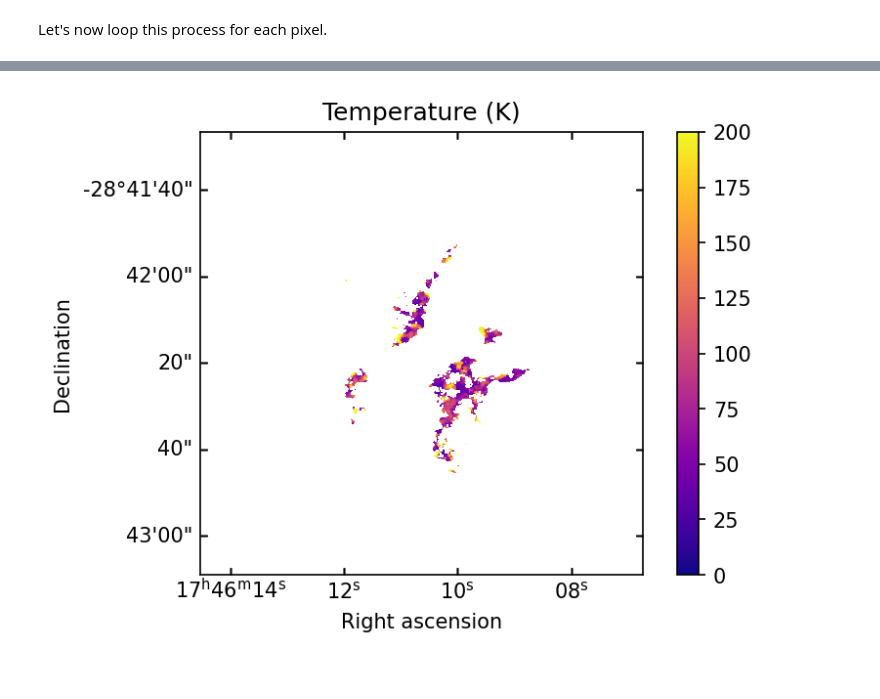
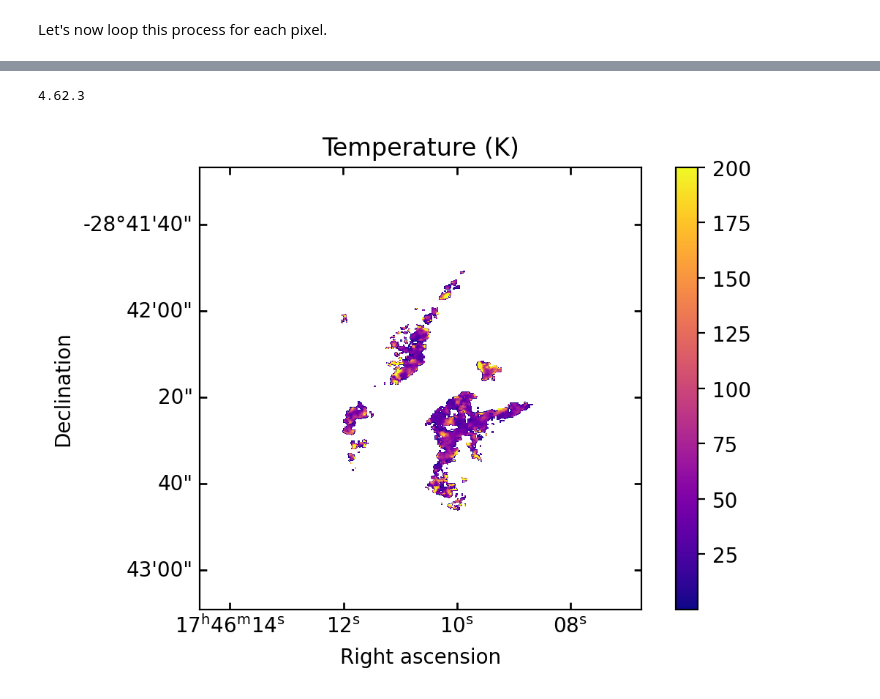
Before and after one commit to abulatek/brick, a Jupyter notebook: first_results/temperature_map/TemperatureMap_v1.ipynb, the cells around one changed output, grey strips where cells are left out. Drawn from its saved outputs; the diff is of its cells as text; code cells hidden in the pictures.

```diff
--- a/first_results/temperature_map/TemperatureMap_v1.ipynb
+++ b/first_results/temperature_map/TemperatureMap_v1.ipynb
@@ -69,7 +71,8 @@ from astropy.io import fits
 def generate_noise_map():
     '''Generate noise map from filename (hard-coded)'''
     hdu = fits.open('methyl_cyanide/template_noise.fits')
-    noise_map = hdu[0].data
+    noise_map = hdu[0].data*u.K # Generally, should NOT enforce units like this, but smarter solution
+                                # is not implemented yet
     imshow(noise_map, origin='lower')
     return noise_map
 # %%
@@ -108,7 +115,9 @@ def generate_N_upper(ch3cn_freqs, ch3cn_A, ch3cn_g):
         mom0 = masked_cube.moment0()
         mom1 = masked_cube.moment1()
         # Propagate error on integrated intensity
-        noise_map_int = noise_map*u.K*(channel_width)
+        number_of_pixels = masked_cube.mask.include().sum(axis=0)
+        noise_map_int = noise_map*channel_width*np.sqrt(number_of_pixels) # Noise map WAS in Jy/beam... now K
+            # Why were we not multiplying by the channel width???
 
         # Calculate what the shifted line frequency for the rung should be (per pixel) with mom1
         #shifted_line_freqs = (ch3cn_freqs[i]-((mom1/(constants.c.to(u.km/u.s)))*ch3cn_freqs[i])).to(u.GHz) # Maybe okay?
@@ -118,7 +127,7 @@ def generate_N_upper(ch3cn_freqs, ch3cn_A, ch3cn_g):
         log_N_upper_g = np.log10(N_upper.value/ch3cn_g[i]) # Shouldn't have to do .value?
         # Propagate error on upper state column density
         N_upper_err = nupper_of_kkms(noise_map_int, ch3cn_freqs[i], ch3cn_A[i])
-        log_N_upper_g_err = N_upper_err/(N_upper*np.log(10.)) # There's no g here b/c it's a constant?
+        log_N_upper_g_err = N_upper_err/(N_upper*np.log(10.)) # There's no g here b/c it's a constant (divides out)
 
         # Append upper state column density maps and error maps into lists
         log_N_upper_gs.append(log_N_upper_g)
@@ -251,2 +301,7 @@ tqdm.__version__
 # %%
+from scipy.optimize import curve_fit
+import tqdm
+print(tqdm.__version__)
 from tqdm.notebook import tqdm
+# %% [output]
+4.62.3
@@ -253,44 +355,39 @@ from tqdm.notebook import tqdm
 # %%
 energy_K = (ch3cn_E_U[::-1]*u.erg/constants.k_B).decompose()
 # %%
-slope_map = np.zeros(ln_N_upper_gs.shape[1:])
-intercept_map = np.zeros(ln_N_upper_gs.shape[1:])
+temp_map = np.zeros(ln_N_upper_gs.shape[1:])
+total_col_density_map = np.zeros(ln_N_upper_gs.shape[1:])
 for index in tqdm(np.ndindex(ln_N_upper_gs.shape[1:])):
     col_density = ln_N_upper_gs[:,index[0],index[1]]
+    col_density_errs = ln_N_upper_g_errs[:,index[0],index[1]]
     # Create column density mask, accounting for NaNs and zeros
     col_density_mask = (col_density != 0) & np.isfinite(col_density)
     if not col_density_mask.sum() > 1: # Are there unmasked values? If no, skip index
         continue
-    # Get energies and column densities for fit
-    energy_for_fit = energy_K[col_density_mask]
-    col_density_for_fit = col_density[col_density_mask]
-    # Perform linear fit along k-component axis for valid values
-    popt, pcov = curve_fit(linear, energy_for_fit, col_density_for_fit) #,  guess
-    slope_map[index], intercept_map[index] = popt
+    temp_map[index], total_col_density_map[index] = rotational_diagram(index[1], index[0]) # Should be x, y order for function
 # %%
-# extract the values
-temp_map = (-1./slope_map)*u.K
-# temp = (temp*u.erg/constants.k_B).decompose() # DON'T NEED THIS BC FIT ALREADY DIVIDED BY K_B
-total_col_density_map = np.log10(np.exp(intercept_map)*ch3cn_partfunc(temp_map))
+# # extract the values
+# temp_map = (-1./slope_map)*u.K
+# # temp = (temp*u.erg/constants.k_B).decompose() # DON'T NEED THIS BC FIT ALREADY DIVIDED BY K_B
+# total_col_density_map = np.log10(np.exp(intercept_map)*ch3cn_partfunc(temp_map))
 # %%
-fig = plt.figure(dpi = display_dpi)
-
 # Set up colormap
 # rock = sns.color_palette("rocket", as_cmap=True)
+fig = plt.figure(dpi = 200)
 cm = pl.matplotlib.cm.plasma.copy()
 cm.set_under('w') # Make sure the "zero" color is white
 
 # Get WCS coordinates from an (arbitrary?) masked cube
 masked_cube = SpectralCube.read(f'methyl_cyanide/ch3cn_0_masked.fits', format='fits')
 mom0 = masked_cube.moment0()
 
 plt.subplot(111,  projection = mom0.wcs)
-plt.imshow(temp_map.value, vmax=200, vmin=0, cmap = cm, origin='lower')
+plt.imshow(temp_map, vmax=200, vmin=0.001, cmap = cm, origin='lower')
 plt.tick_params(direction = 'in')
 plt.title('Temperature (K)')
 plt.xlabel('Right ascension'); plt.ylabel('Declination')
 plt.colorbar()
 plt.savefig("../figures/temp_map.pdf", dpi = 300, facecolor='w', edgecolor='w', bbox_inches='tight')
 # %% [output]
-[figure, old version]
+[figure, new version]
 # %%
```
Also changed, not shown: parts of 39 cells of this notebook, 31 other files.
